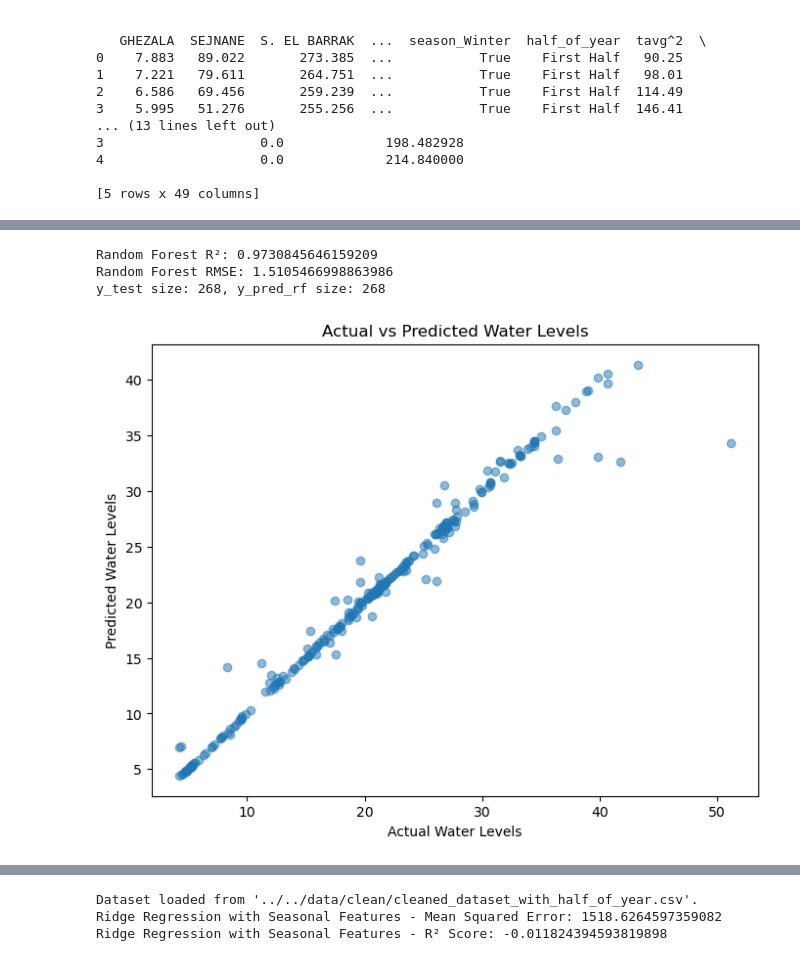
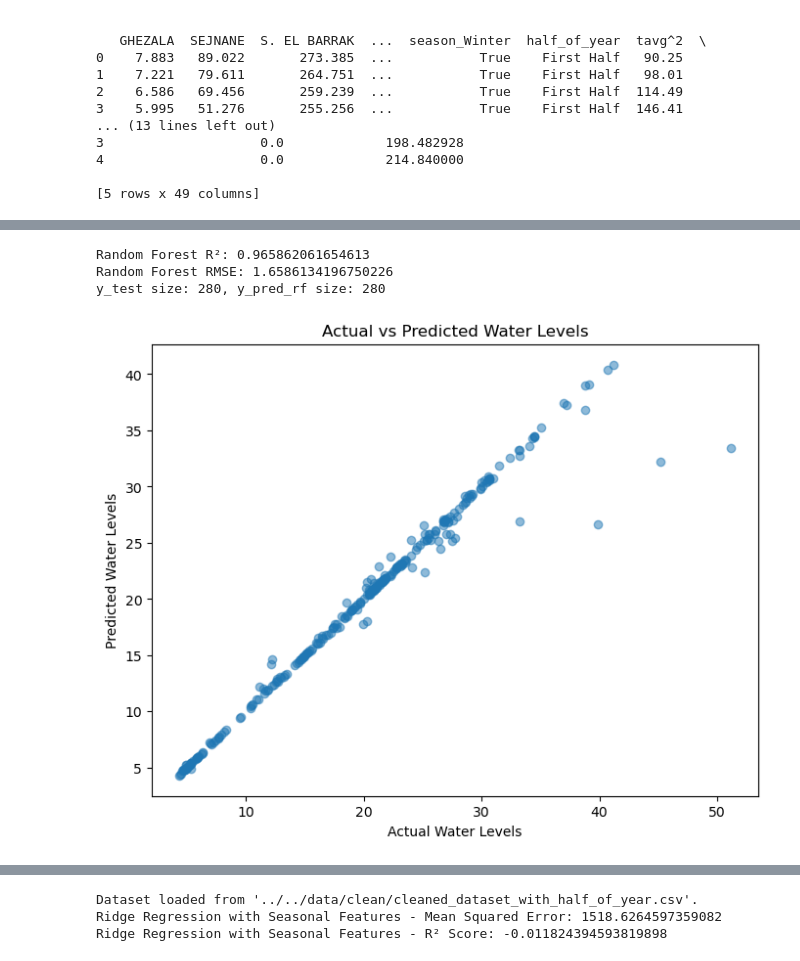
Before and after one commit to Futuroent/Iron_Hack_Water_in_Tunisia, a Jupyter notebook: notebooks/Water_Tunisia_notebook.ipynb, the cells around one changed output, grey strips where cells are left out. Saved outputs shown, nothing was run; the diff lists cells and outputs as text; code cells hidden in the pictures.

```diff
--- a/notebooks/Water_Tunisia_notebook.ipynb
+++ b/notebooks/Water_Tunisia_notebook.ipynb
@@ -1587,41 +1659,41 @@ R-squared (R²) with Ridge Regression: 0.08874132268600854
 # %%
+# Exclude 'MELLEGUE' and 'date' columns
+X = tunis_dams_rain_data.drop(columns=['MELLEGUE', 'date'])
 
-
-# Drop the 'date' or non-numeric columns from features
-X = tunis_dams_rain_data_cleaned.drop(columns=['MELLEGUE', 'date'])  # Exclude 'MELLEGUE' and non-numeric columns like 'date'
-y = tunis_dams_rain_data_cleaned['MELLEGUE']  # Use 'MELLEGUE' as the target variable
+# Use 'MELLEGUE' as the target variable
+y = tunis_dams_rain_data['MELLEGUE']
 
 # Ensure only numeric columns in X
 X = X.select_dtypes(include=[np.number])
 
 # Train-test split
 X_train, X_test, y_train, y_test = train_test_split(X, y, test_size=0.2, random_state=42)
 
 # Random Forest Regressor
 rf_model = RandomForestRegressor(n_estimators=100, random_state=42)
 rf_model.fit(X_train, y_train)
 y_pred_rf = rf_model.predict(X_test)
 
 # Model Evaluation
 print(f"Random Forest R²: {r2_score(y_test, y_pred_rf)}")
 
 # Manually calculate RMSE
 mse = mean_squared_error(y_test, y_pred_rf)
 rmse = np.sqrt(mse)
 print(f"Random Forest RMSE: {rmse}")
 
 # Ensure correct sizes of y_test and y_pred_rf
 print(f"y_test size: {len(y_test)}, y_pred_rf size: {len(y_pred_rf)}")
 
 # Scatter plot of actual vs predicted values (with correctly sized arrays)
 plt.figure(figsize=(8,6))
 plt.scatter(y_test, y_pred_rf, alpha=0.5)
 plt.title('Actual vs Predicted Water Levels')
 plt.xlabel('Actual Water Levels')
 plt.ylabel('Predicted Water Levels')
 plt.show()
 # %% [output]
-Random Forest R²: 0.9730845646159209
-Random Forest RMSE: 1.5105466998863986
-y_test size: 268, y_pred_rf size: 268
+Random Forest R²: 0.965862061654613
+Random Forest RMSE: 1.6586134196750226
+y_test size: 280, y_pred_rf size: 280
-[figure, old version]
+[figure, new version]
```
Also changed, not shown: parts of 31 cells of this notebook, 3 other files.
